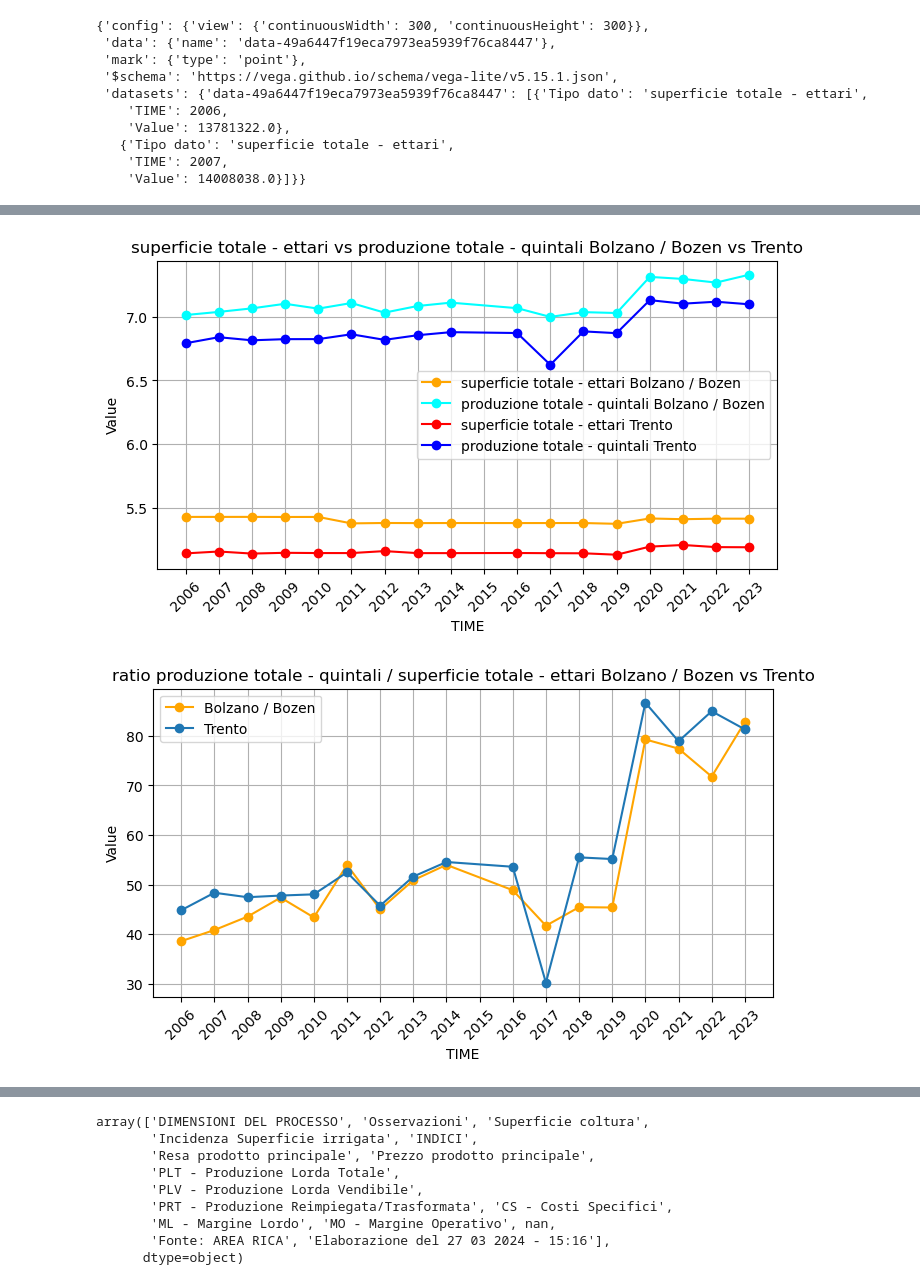
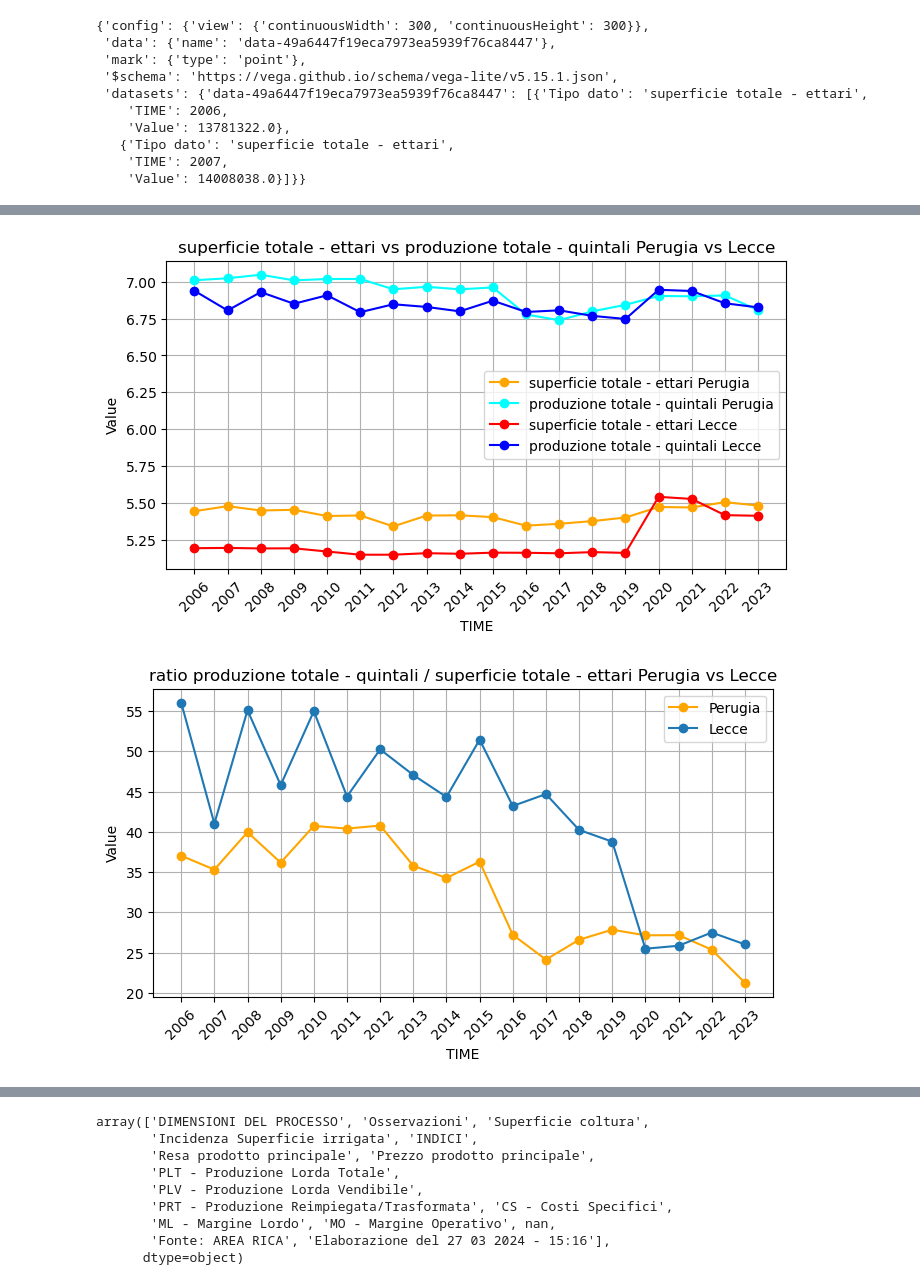
Before and after one commit to AntonioDonnangelo/italian_agriculture_and_protests_analysis, a Jupyter notebook: Data_understanding_ISTAT.ipynb, the cells around one changed output, grey strips where cells are left out. Saved outputs shown, nothing was run; the diff lists cells and outputs as text; code cells hidden in the pictures.

```diff
--- a/Data_understanding_ISTAT.ipynb
+++ b/Data_understanding_ISTAT.ipynb
@@ -191,7 +191,7 @@ base.mark_line() + base.mark_point()
 [interactive output not drawn]
 # %%
 # Selezione territori che si vogliono confrontare
-territori_a_confronto = ['Bolzano / Bozen', 'Trento']
+territori_a_confronto = ['Perugia', 'Lecce']
 
 # Selezione degli attributi che si vogliono osservare
 attributo_1 = 'superficie totale - ettari'
@@ -301,5 +301,5 @@ plt.show()
-[figure, old version]
+[figure, new version]
-[figure, old version]
+[figure, new version]
 # %%
 # dati RICA
 data = pd.read_excel("Report_Analisi_settoriale_colture_2022.xlsx", header = 4)
```
Also changed, not shown: parts of 23 cells of this notebook.
